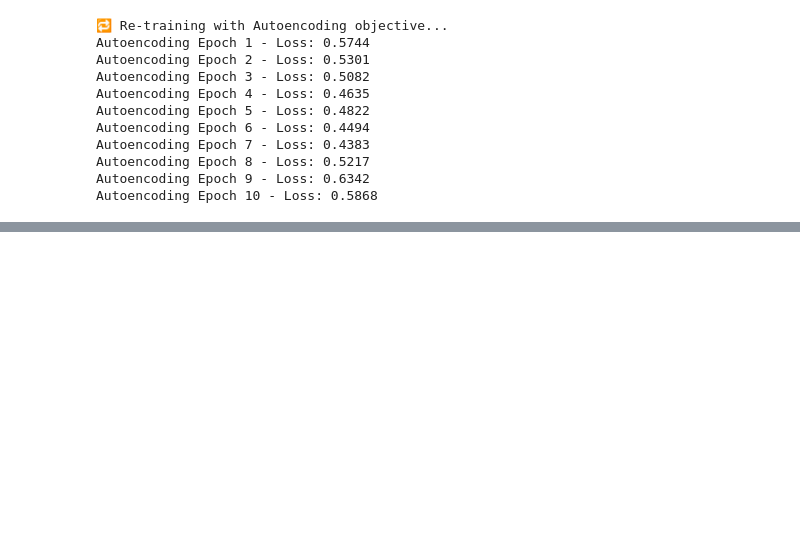
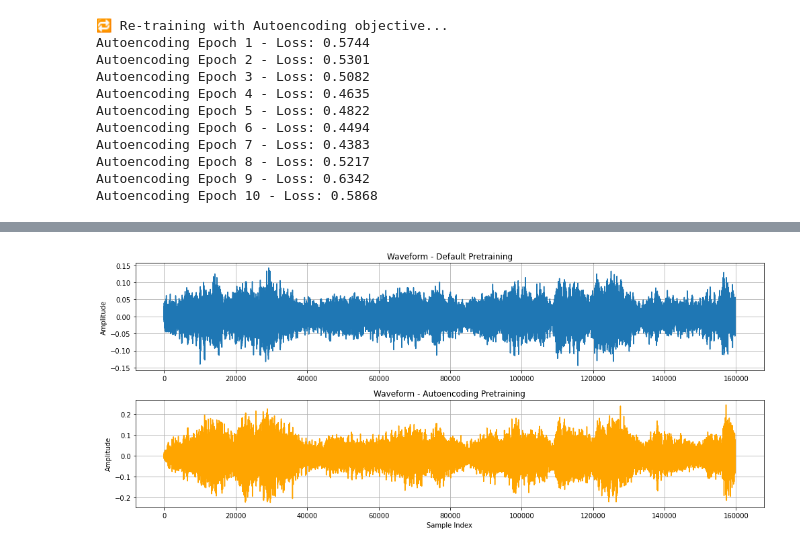
Before and after one commit to VisheshSaluja/MusicGen-Birdie, a Jupyter notebook: A-2_v0.2.ipynb, the cells around one changed output, grey strips where cells are left out. Drawn from its saved outputs; the diff is of its cells as text; code cells hidden in the pictures; blank space fills up the shorter version.

```diff
--- a/A-2_v0.2.ipynb
+++ b/A-2_v0.2.ipynb
@@ -189,0 +263,20 @@ display(Audio("birdie_autoencoded.wav"))
+# %%
+plt.figure(figsize=(14, 6))
+
+plt.subplot(2, 1, 1)
+plt.plot(waveform_default)
+plt.title("Waveform - Default Pretraining")
+plt.ylabel("Amplitude")
+plt.grid(True)
+
+plt.subplot(2, 1, 2)
+plt.plot(waveform_auto, color='orange')
+plt.title("Waveform - Autoencoding Pretraining")
+plt.xlabel("Sample Index")
+plt.ylabel("Amplitude")
+plt.grid(True)
+
+plt.tight_layout()
+plt.show()
+# %% [output]
+[figure, added]
```
Also changed, not shown: parts of 3 cells of this notebook.
